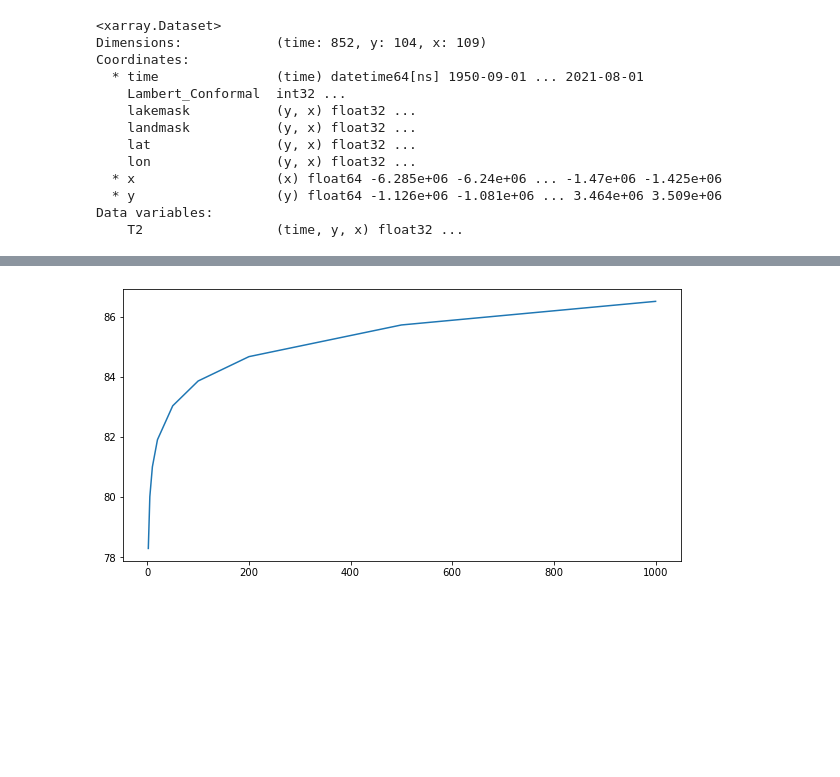
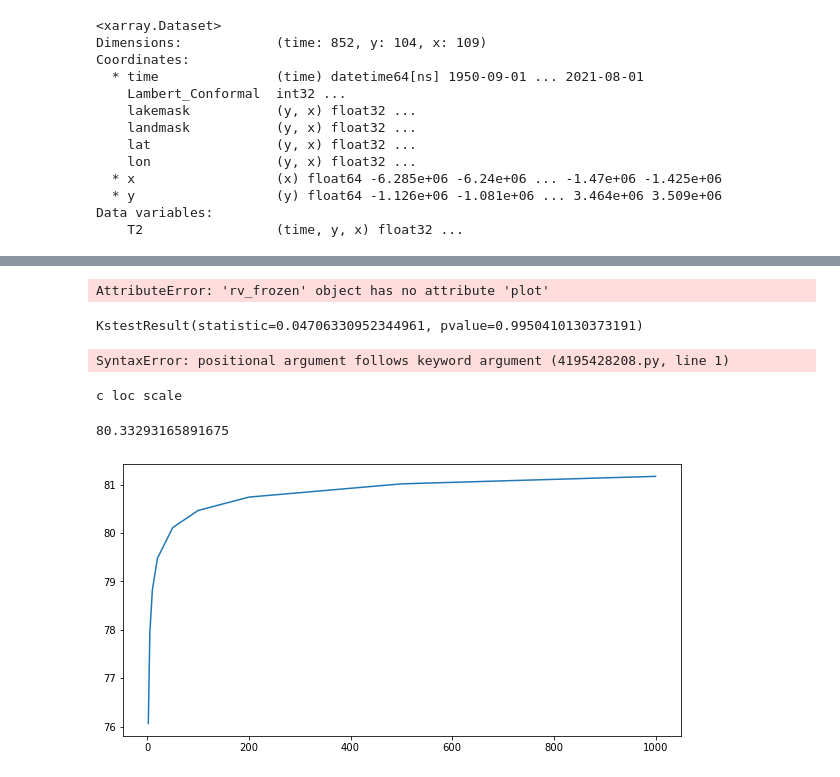
Before and after one commit to nabigac/masters_project, a Jupyter notebook: frequency_analysis.ipynb, the cells around one changed output, grey strips where cells are left out. Drawn from its saved outputs; the diff is of its cells as text; code cells hidden in the pictures; blank space fills up the shorter version.

```diff
--- a/frequency_analysis.ipynb
+++ b/frequency_analysis.ipynb
@@ -55,4 +72,13 @@ array([[[77.543655, 77.61831 , 77.71971 , ..., 80.92734 , 80.97024 ,
 # %%
-lat = 37.87
-lon = 122.27
-ams_berk = ams.sel(x=lon, y=lat, method='nearest')
+# pull projection values from netcdf file
+projection = ccrs.LambertConformal(central_longitude=-70,
+                             central_latitude=38,
+                             standard_parallels=[30., 60.])
+
+#function to transform points accordingly
+transform = np.vectorize(lambda x, y: projection.transform_point(x, y, ccrs.PlateCarree()))
+
+desired_x, desired_y = transform(lon, lat)
+# %%
+ams_at_point = ams.sel(x=desired_x, y=desired_y, method='nearest')
+ams_at_point
@@ -59,10 +103,10 @@ ams_berk = ams.sel(x=lon, y=lat, method='nearest')
 # %%
-paras_gev = distr.gev.lmom_fit(ams_berk.T2.values)
-paras_gum = distr.gum.lmom_fit(ams_berk.T2.values)
-paras_wei = distr.wei.lmom_fit(ams_berk.T2.values)
-paras_gam = distr.gam.lmom_fit(ams_berk.T2.values)
-paras_gpa = distr.gpa.lmom_fit(ams_berk.T2.values)
-paras_exp = distr.exp.lmom_fit(ams_berk.T2.values)
-paras_glo = distr.glo.lmom_fit(ams_berk.T2.values)
-paras_pe3 = distr.pe3.lmom_fit(ams_berk.T2.values)
+paras_gev = distr.gev.lmom_fit(ams_at_point)
+paras_gum = distr.gum.lmom_fit(ams_at_point)
+paras_wei = distr.wei.lmom_fit(ams_at_point)
+paras_gam = distr.gam.lmom_fit(ams_at_point)
+paras_gpa = distr.gpa.lmom_fit(ams_at_point)
+paras_exp = distr.exp.lmom_fit(ams_at_point)
+paras_glo = distr.glo.lmom_fit(ams_at_point)
+paras_pe3 = distr.pe3.lmom_fit(ams_at_point)
 # %%
@@ -86,5 +130,5 @@ pe3 AICc: 333.19394388427787
 # %%
-fitted_glo = distr.glo(**paras_glo)
+fitted_gev = distr.gev(**paras_gev)
 
 return_years = [2,5,10,20,50,100,200,500,1000]
 return_periods = np.empty(len(return_years))
@@ -92,4 +136,4 @@ return_periods = np.empty(len(return_years))
 for i in range(len(return_years)):
     return_periods[i] = 1.0-(1.0/return_years[i])
 
-glo_return_periods = fitted_glo.ppf(return_periods)
+gev_return_periods = fitted_gev.ppf(return_periods)
@@ -96,7 +206,32 @@ glo_return_periods = fitted_glo.ppf(return_periods)
+# %%
+fig, ax = plt.subplots(1, 1)
+
+ax.plot(x, genextreme.pdf(x, c),
+       'r-', lw=5, alpha=0.6, label='genextreme pdf')
+# %% [output]
+AttributeError: 'rv_frozen' object has no attribute 'plot'
+# %%
+scistats.kstest(ams_at_point, 'genextreme', args=(paras_gev['c'], paras_gev['loc'], paras_gev['scale']))
+# %% [output]
+KstestResult(statistic=0.04706330952344961, pvalue=0.9950410130373191)
+# %%
+scistats.kstest(x=fitted_gev, fitted_gev.cdf())
+# %% [output]
+SyntaxError: positional argument follows keyword argument (4195428208.py, line 1)
+# %%
+print(*paras_gev)
+# %% [output]
+c loc scale
+# %%
+paras_gev = distr.gev.lmom_fit(ams_at_point)
+fitted_gev = distr.gev(**paras_gev)
+fitted_gev.ppf(1.0-(1.0/75))
+# %% [output]
+80.33293165891675
 # %%
 plt.figure(figsize=[10,5])
-plt.plot(return_years, glo_return_periods)
+plt.plot(return_years, gev_return_periods)
 
 plt.show()
 # %% [output]
-[figure, old version]
+[figure, new version]
```
Also changed, not shown: parts of 19 cells of this notebook, 1 other file.
